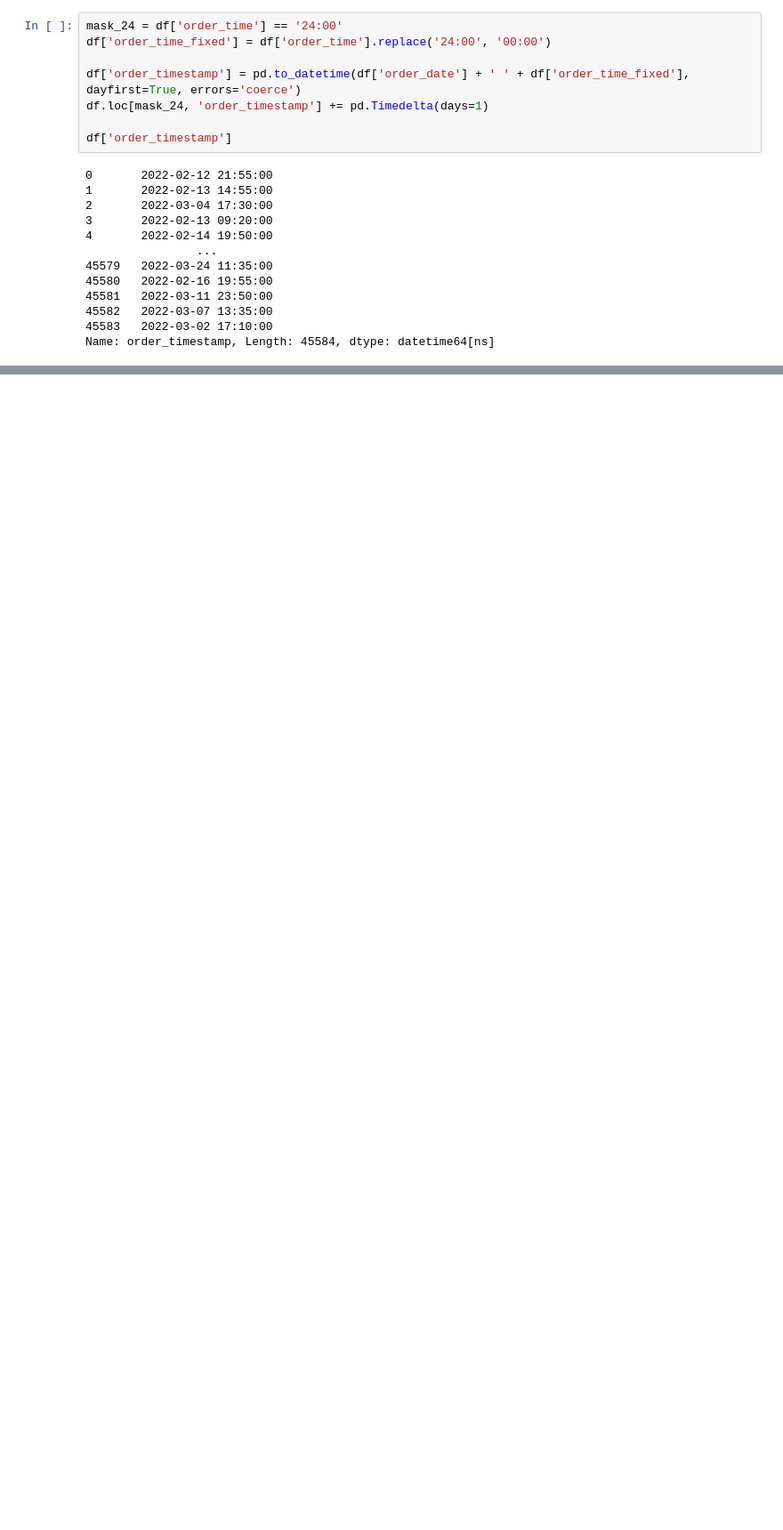
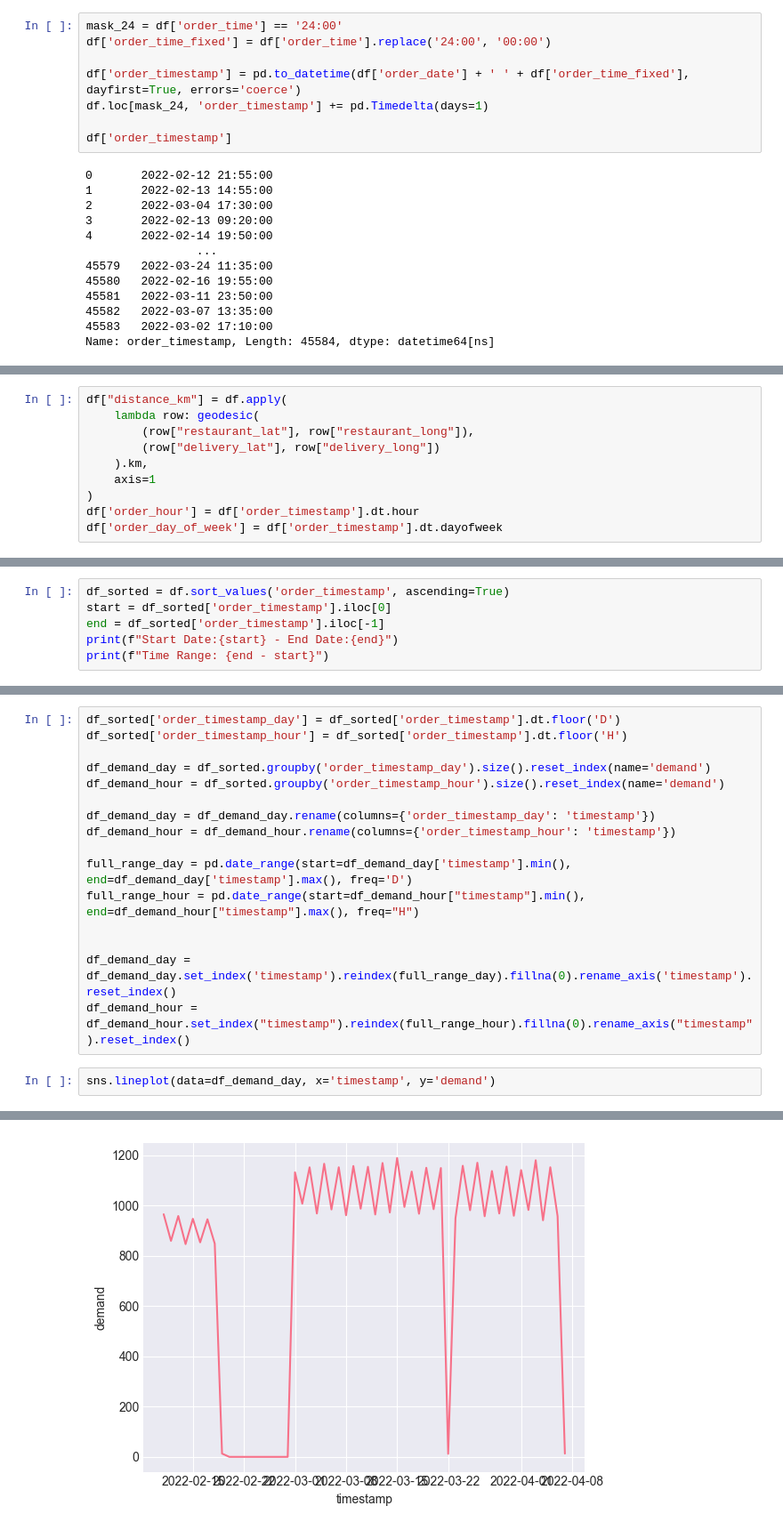
Before and after one commit to MooAbdelhamid/orderpulse-ai, a Jupyter notebook: notebooks/01_eda.ipynb, the cells around one changed output, grey strips where cells are left out. Shown at 89% size. Drawn from its saved outputs; the diff is of its cells as text; blank space fills up the shorter version.

Commit message:
Cleaned notebook & Aggregated demand

```diff
--- a/notebooks/01_eda.ipynb
+++ b/notebooks/01_eda.ipynb
@@ -234,0 +239,10 @@ Name: order_timestamp, Length: 45584, dtype: datetime64[ns]
+# %%
+df["distance_km"] = df.apply(
+    lambda row: geodesic(
+        (row["restaurant_lat"], row["restaurant_long"]),
+        (row["delivery_lat"], row["delivery_long"])
+    ).km,
+    axis=1
+)
+df['order_hour'] = df['order_timestamp'].dt.hour
+df['order_day_of_week'] = df['order_timestamp'].dt.dayofweek
@@ -234,0 +251,6 @@ Name: order_timestamp, Length: 45584, dtype: datetime64[ns]
+# %%
+df_sorted = df.sort_values('order_timestamp', ascending=True)
+start = df_sorted['order_timestamp'].iloc[0]
+end = df_sorted['order_timestamp'].iloc[-1]
+print(f"Start Date:{start} - End Date:{end}")
+print(f"Time Range: {end - start}")
@@ -234,0 +262,19 @@ Name: order_timestamp, Length: 45584, dtype: datetime64[ns]
+# %%
+df_sorted['order_timestamp_day'] = df_sorted['order_timestamp'].dt.floor('D')
+df_sorted['order_timestamp_hour'] = df_sorted['order_timestamp'].dt.floor('H')
+
+df_demand_day = df_sorted.groupby('order_timestamp_day').size().reset_index(name='demand')
+df_demand_hour = df_sorted.groupby('order_timestamp_hour').size().reset_index(name='demand')
+
+df_demand_day = df_demand_day.rename(columns={'order_timestamp_day': 'timestamp'})
+df_demand_hour = df_demand_hour.rename(columns={'order_timestamp_hour': 'timestamp'})
+
+full_range_day = pd.date_range(start=df_demand_day['timestamp'].min(), end=df_demand_day['timestamp'].max(), freq='D')
+full_range_hour = pd.date_range(start=df_demand_hour["timestamp"].min(), end=df_demand_hour["timestamp"].max(), freq="H")
+
+
+df_demand_day = df_demand_day.set_index('timestamp').reindex(full_range_day).fillna(0).rename_axis('timestamp').reset_index()
+df_demand_hour = df_demand_hour.set_index("timestamp").reindex(full_range_hour).fillna(0).rename_axis("timestamp").reset_index()
+# %%
+sns.lineplot(data=df_demand_day, x='timestamp', y='demand')
+# %% [output]
@@ -234,0 +282 @@ Name: order_timestamp, Length: 45584, dtype: datetime64[ns]
+[figure, added]
```
Also changed, not shown: parts of 13 cells of this notebook.
